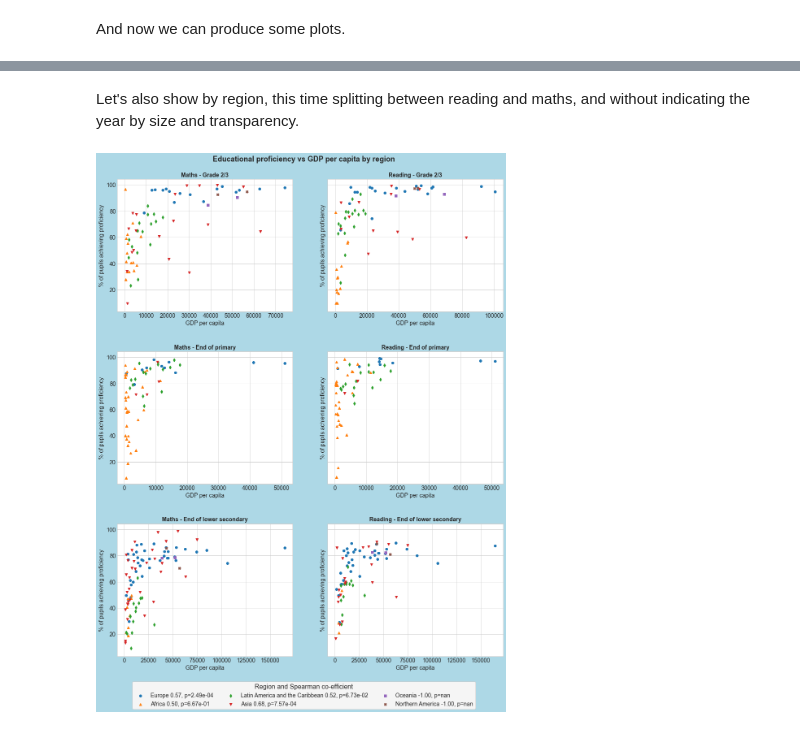
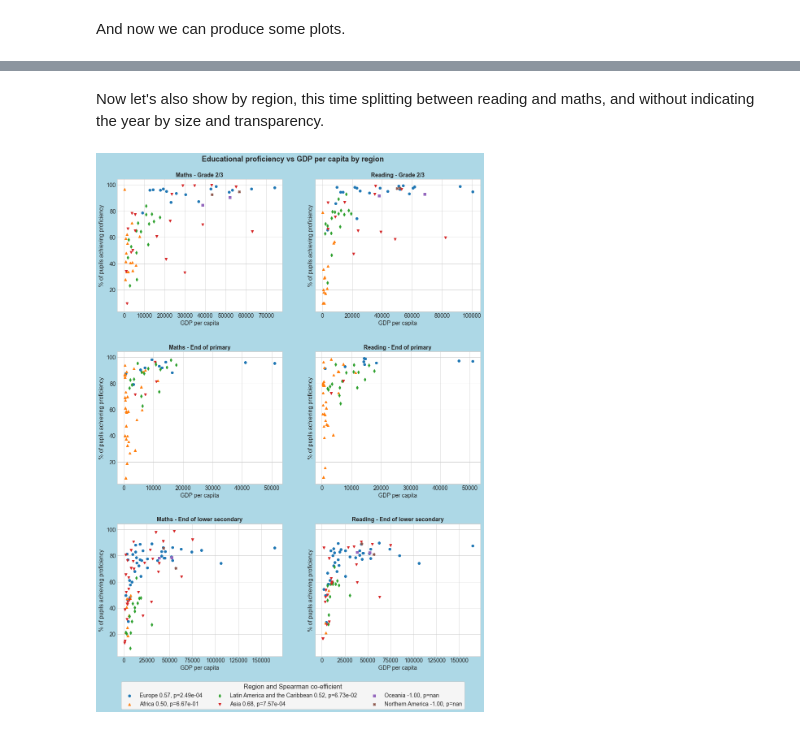
Before and after one commit to jlad26/un-sdg-educational-proficiency, a Jupyter notebook: UN SDG educational proficiency vs GDP per capita EN.ipynb, the cells around one changed output, grey strips where cells are left out. Cells and saved outputs as stored; diff of their text form; code cells hidden in the pictures.

```diff
--- a/UN SDG educational proficiency vs GDP per capita EN.ipynb
+++ b/UN SDG educational proficiency vs GDP per capita EN.ipynb
@@ -1118,7 +1118,7 @@ def spearmanr_pval(x,y):
 And now we can produce some plots.
 # %%
 # Create 3 plots in a column.
-fig, axs = plt.subplots(3, 1, figsize=(17, 20))
+fig, axs = plt.subplots(3, 1, figsize=(16, 20))
 plt_num = 0
 
 # Define our colours
@@ -1210,0 +1213,21 @@ plt.show()
+# %%
+for edu_level in edu_levels:
+
+        chart_data = prof_vs_gdp_data.loc[
+            prof_vs_gdp_data['education_level'] == edu_level
+        ].reset_index(level=1)
+
+        chart_data['seriesname'] = chart_data['seriescode'].map(series_labels)
+
+        axs = chart_data.hist(
+            column='Year',
+            by='seriesname',
+            sharex=True,
+            sharey=True,
+            figsize=(16, 5),
+            layout=(1, 2),
+            bins=15,
+        )
+        for i in range(len(axs)):
+            plt.suptitle(edu_level_labels[edu_level], fontsize=14)
+            axs[i].xaxis.set_major_locator(plt.MultipleLocator(1))
@@ -1211,10 +1238,10 @@ plt.show()
 # %% [markdown]
-Let's also show by region, this time splitting between reading and maths, and without indicating the year by size and transparency.
+Now let's also show by region, this time splitting between reading and maths, and without indicating the year by size and transparency.
 # %%
 region_markers = ["o", "^", "d", "v", "s", "X"]
 
 # Create a 3 row by 2 col layout of plots
-fig, axs = plt.subplots(3, 2, figsize=(17, 20), sharey=True)
+fig, axs = plt.subplots(3, 2, figsize=(16, 20), sharey=True)
 
 plt_col = 0
 for series_code in chart_series_codes:
@@ -1254,31 +1281,31 @@ for series_code in chart_series_codes:
             f"{series_labels[series_code]} - {edu_level_labels[edu_level]}",
             fontdict = {'fontsize' : 14, 'fontweight' : 'bold'}
         )
         plt_row += 1
 
     plt_col += 1
 
 # Convert all legend labels into a dictionary so as to remove duplicates
 handles, labels = plt.gca().get_legend_handles_labels()
 by_label = dict(zip(labels, handles))
 fig.legend(
     by_label.values(),
     by_label.keys(),
     loc='lower center',
     bbox_to_anchor=(0.5, 0.03),
     bbox_transform=fig.transFigure,
     ncol=ceil(len(labels) / 2),
     frameon=True, facecolor='whitesmoke', framealpha=1, fontsize=14,
     title="Region and Spearman co-efficient",
     title_fontsize=16
 )
 
 fig.set_facecolor('lightblue')
 fig.suptitle('Educational proficiency vs GDP per capita by region', fontsize=18, fontweight='bold')
 plt.subplots_adjust(hspace=0.3, top=0.94)
 plt.show()
 
 # Uncomment for a copy to display in results
 # fig.savefig(fname='images/result2.png', bbox_inches='tight')
 # %% [output]
-[figure, old version]
+[figure, new version]
```
Also changed, not shown: parts of 3 cells of this notebook, 7 other files.
